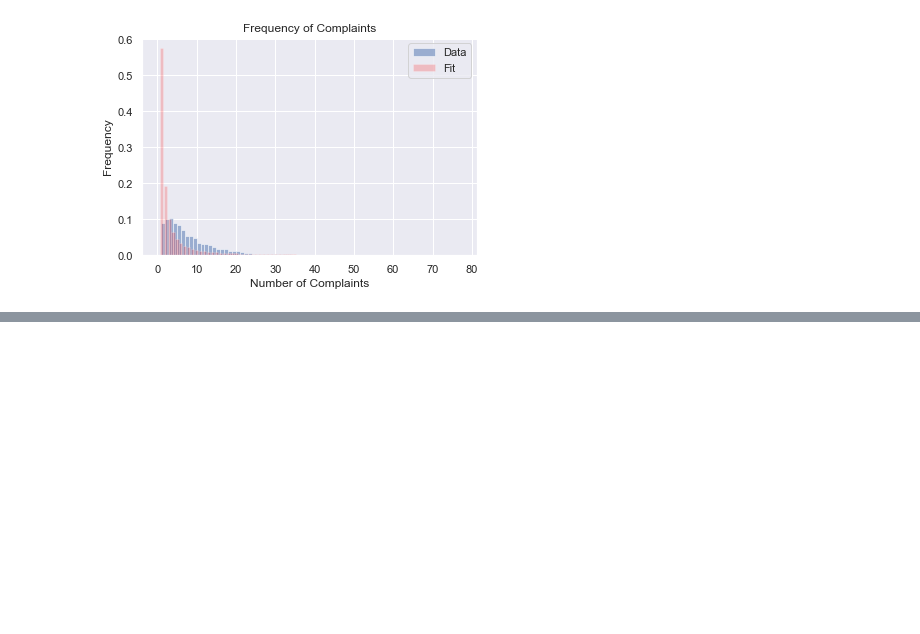
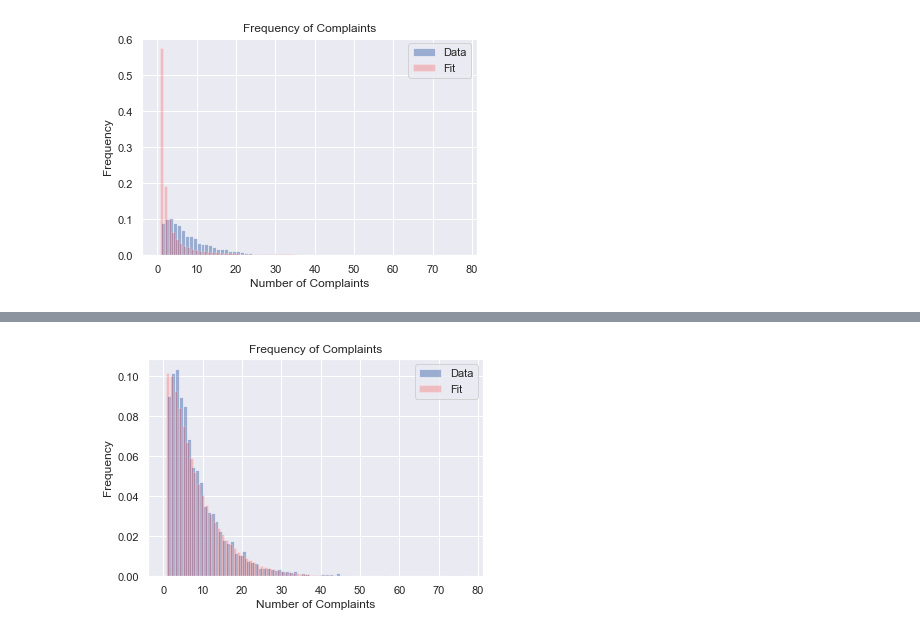
Before and after one commit to rcharan/ccrb-complaints, a Jupyter notebook: analysis.ipynb, the cells around one changed output, grey strips where cells are left out. Drawn from its saved outputs; the diff is of its cells as text; code cells hidden in the pictures; blank space fills up the shorter version.

```diff
--- a/analysis.ipynb
+++ b/analysis.ipynb
@@ -196,0 +214,5 @@ print(f'{log(pareto_pmf(counts)).mean():.3f}')
+# %%
+log_likelihood = lambda params : log_likelihood_nbinom(counts, *params, 1)
+# %%
+guess = np.array([1.2, 0.1]) # Using Nelder-Mean
+result = minimize(log_likelihood, guess, method = 'tnc')
@@ -196,0 +230,22 @@ print(f'{log(pareto_pmf(counts)).mean():.3f}')
+# %%
+r, p = result.x
+# %%
+model = nbinom(r, p, loc = 1)
+# %%
+x_max = max(counts) + 1 + 2
+bins = range(x_max)
+fig, ax = plt.subplots()
+sns.distplot(counts, norm_hist = True, kde = False, bins = bins, ax = ax, hist_kws = {'alpha' : 0.5, 'label' : 'Data'})
+ax.set_xlabel('Number of Complaints')
+ax.set_ylabel('Frequency')
+ax.set_title('Frequency of Complaints')
+
+xs = np.arange(1, x_max)
+ys = model.pmf(xs)
+
+ax.bar(xs, ys, color = 'red', alpha = 0.2, label = 'Fit')
+ax.legend();
+
+plt.show()
+# %% [output]
+[figure, added]
```
Also changed, not shown: parts of 5 cells of this notebook.
